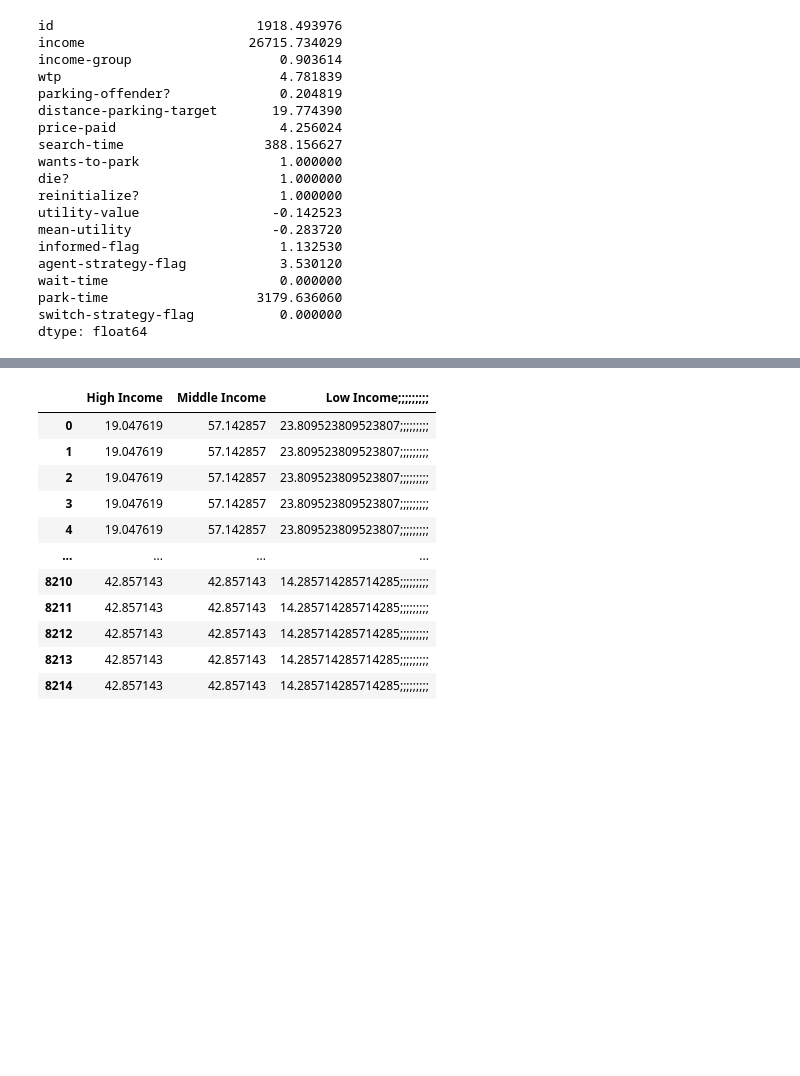
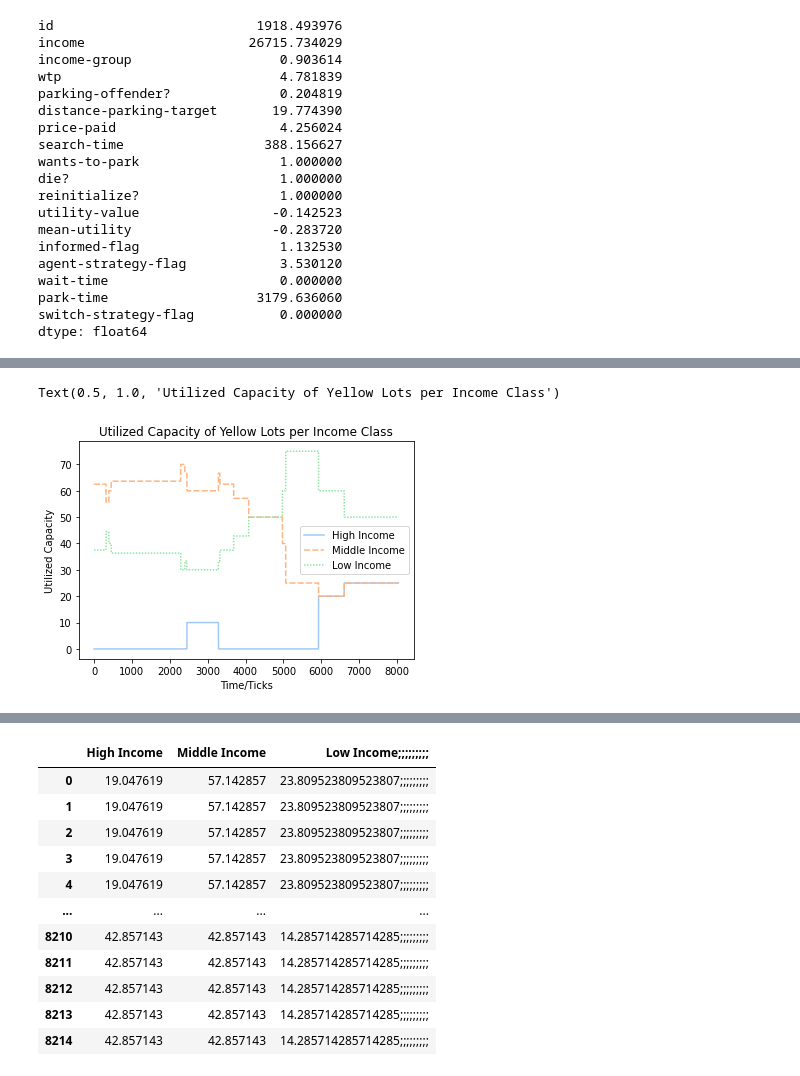
Before and after one commit to kimlindner/social_simulation_seminar, a Jupyter notebook: notebooks/evaluation.ipynb, the cells around one changed output, grey strips where cells are left out. Cells and saved outputs as stored; diff of their text form; code cells hidden in the pictures; blank space fills up the shorter version.

```diff
--- a/notebooks/evaluation.ipynb
+++ b/notebooks/evaluation.ipynb
@@ -440,3 +440,6 @@ wait-time                      0.000000
 park-time                   3179.636060
 switch-strategy-flag           0.000000
 dtype: float64
+# %%
+yellow_lot_300 = pd.read_csv('../social_simulation_seminar/reports/300cars/yellow_lot_cleaned.csv')
+yellow_lot_300.dropna()
@@ -442,0 +460,10 @@ dtype: float64
+# %%
+#x = all_stats.index
+#y = all_stats['Avg Utility']
+ax = sns.lineplot(data=yellow_lot_300, palette='pastel')
+ax.set_xlabel('Time/Ticks')
+ax.set_ylabel('Utilized Capacity')
+ax.set_title('Utilized Capacity of Yellow Lots per Income Class')
+# %% [output]
+Text(0.5, 1.0, 'Utilized Capacity of Yellow Lots per Income Class')
+[figure, added]
```
Also changed, not shown: parts of 11 cells of this notebook, 1 other file.
